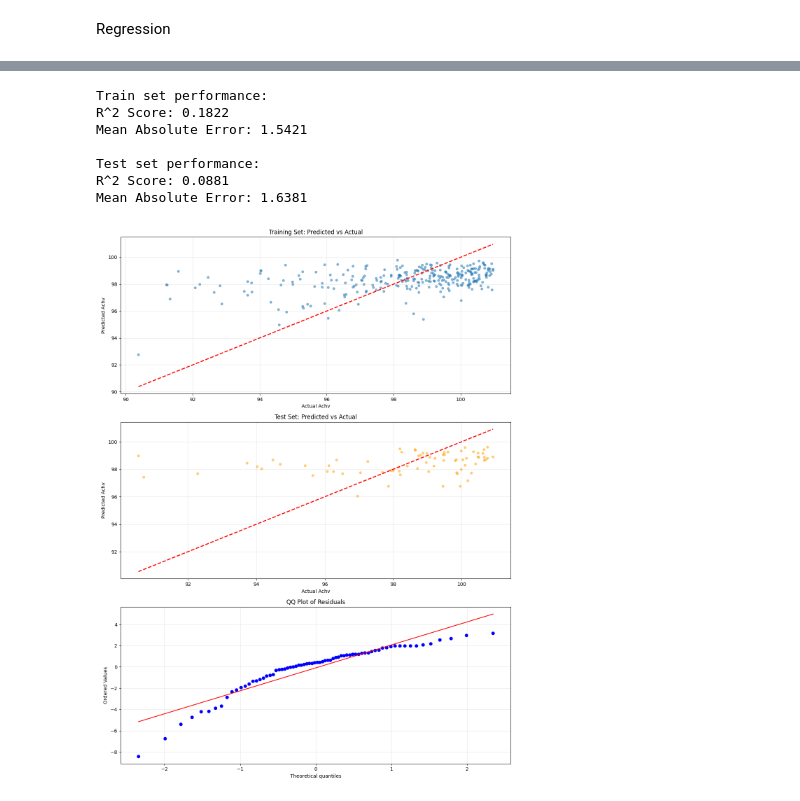
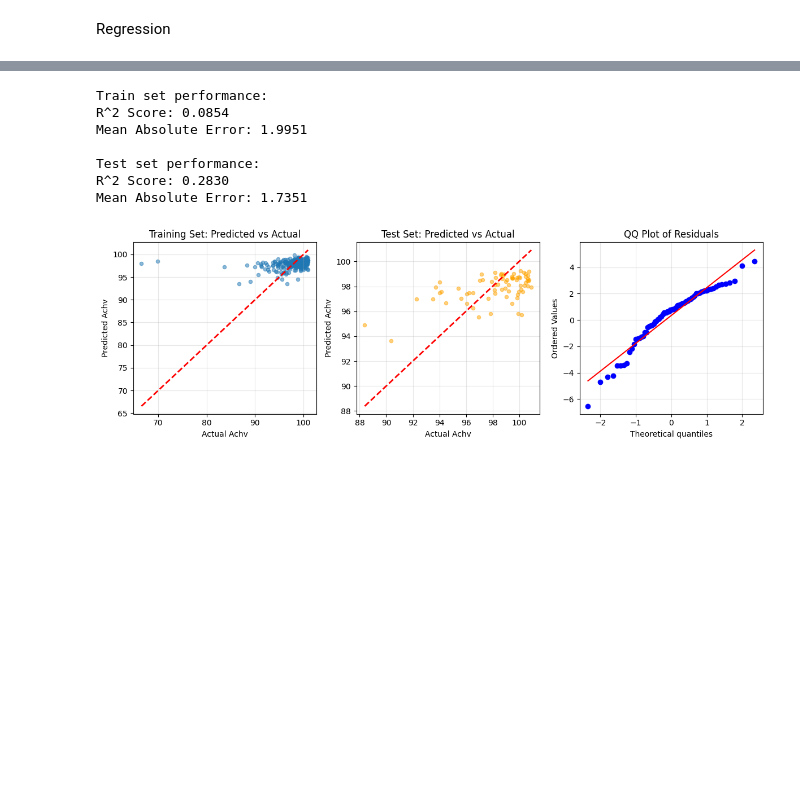
Before and after one commit to eric15342335/maimai-dx-regression, a Jupyter notebook: model.ipynb, the cells around one changed output, grey strips where cells are left out. Cells and saved outputs as stored; diff of their text form; code cells hidden in the pictures; blank space fills up the shorter version.

```diff
--- a/model.ipynb
+++ b/model.ipynb
@@ -212,7 +212,7 @@ print(merged_df.nsmallest(5, 'Achv'))
 323  86.69    A            12.7       882  180.0        246.0
 # %%
 # drop Achv outliners
-merged_df = merged_df[(merged_df['Achv'] >= 90)]
+#merged_df = merged_df[(merged_df['Achv'] >= 90)]
 # %%
 # song map metrics
 songs_df = Path("songs.csv")
@@ -725,5 +724,4 @@ Chart Constant^9 releaseDate            :  -2.152586
 # %%
-
 y_train_pred_poly10 = pipeline_poly10.predict(X_train_simple)
 train_r2_poly10 = r2_score(y_train_simple, y_train_pred_poly10)
 train_mae_poly10 = mean_absolute_error(y_train_simple, y_train_pred_poly10)
@@ -739,33 +737,33 @@ print(f"R^2 Score: {test_r2_poly10:.4f}")
 print(f"Mean Absolute Error: {test_mae_poly10:.4f}")
 # %% [output]
 Train set performance:
-R^2 Score: 0.1822
-Mean Absolute Error: 1.5421
+R^2 Score: 0.0854
+Mean Absolute Error: 1.9951
 
 Test set performance:
-R^2 Score: 0.0881
-Mean Absolute Error: 1.6381
+R^2 Score: 0.2830
+Mean Absolute Error: 1.7351
 # %%
-fig, axes = plt.subplots(3, 1, figsize=(12, 16))
+fig, axes = plt.subplots(1, 3, figsize=(12, 4))
 axes[0].scatter(y_train_simple, y_train_pred_poly10, alpha=0.5, s=20)
 axes[0].plot([y_train_simple.min(), y_train_simple.max()],
              [y_train_simple.min(), y_train_simple.max()], 'r--', lw=2)
 axes[0].set_xlabel('Actual Achv')
 axes[0].set_ylabel('Predicted Achv')
 axes[0].set_title('Training Set: Predicted vs Actual')
 axes[0].grid(True, alpha=0.3)
 axes[1].scatter(y_test_simple, y_test_pred_poly10, alpha=0.5, s=20, color='orange')
 axes[1].plot([y_test_simple.min(), y_test_simple.max()],
              [y_test_simple.min(), y_test_simple.max()], 'r--', lw=2)
 axes[1].set_xlabel('Actual Achv')
 axes[1].set_ylabel('Predicted Achv')
 axes[1].set_title('Test Set: Predicted vs Actual')
 axes[1].grid(True, alpha=0.3)
 residuals_poly10 = y_test_simple - y_test_pred_poly10
 stats.probplot(residuals_poly10, dist="norm", plot=axes[2])
 axes[2].set_title('QQ Plot of Residuals')
 axes[2].grid(True, alpha=0.3)
 plt.tight_layout()
 plt.show()
 # %% [output]
-[figure, old version]
+[figure, new version]
```
Also changed, not shown: parts of 15 cells of this notebook, 1 other file.
